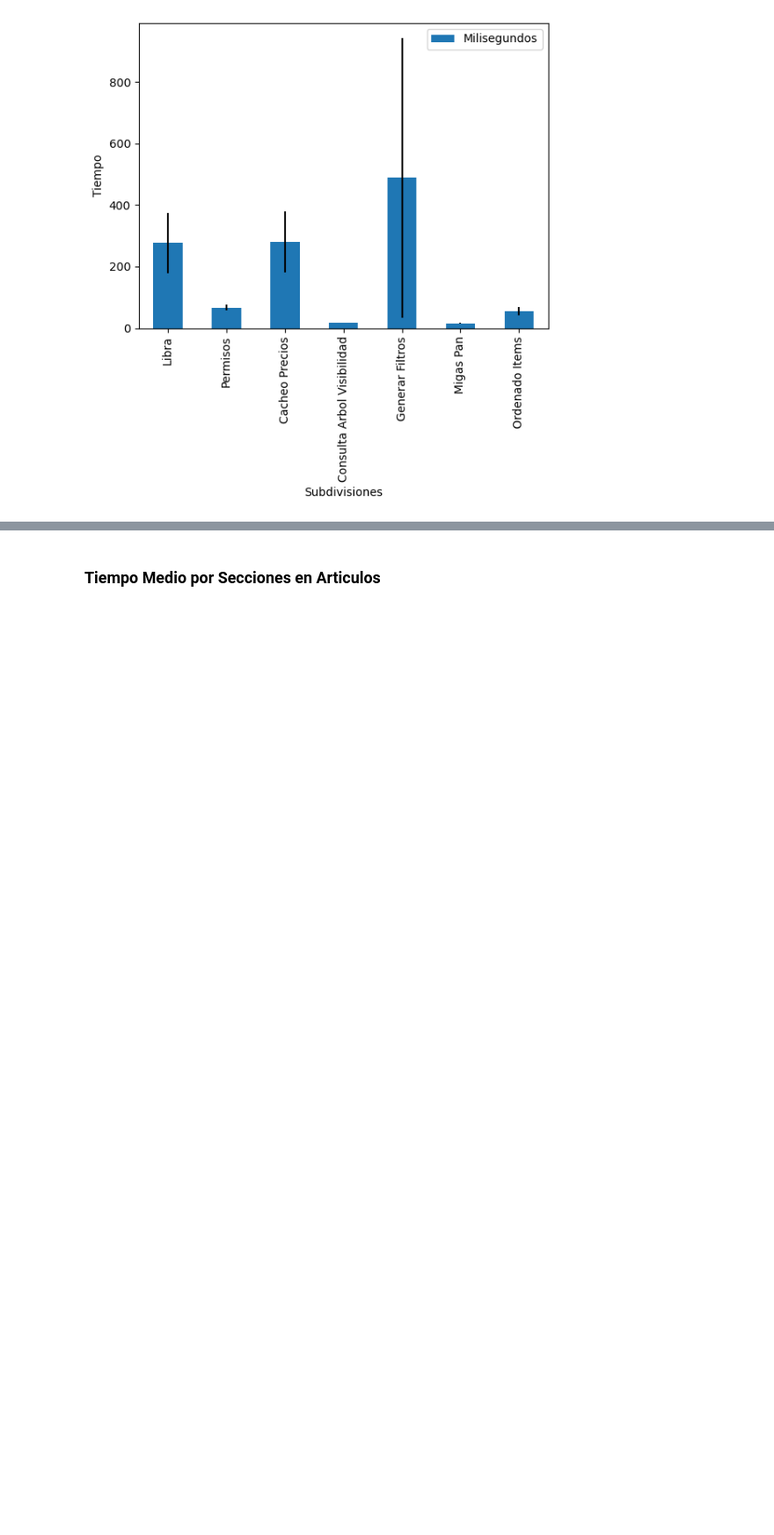
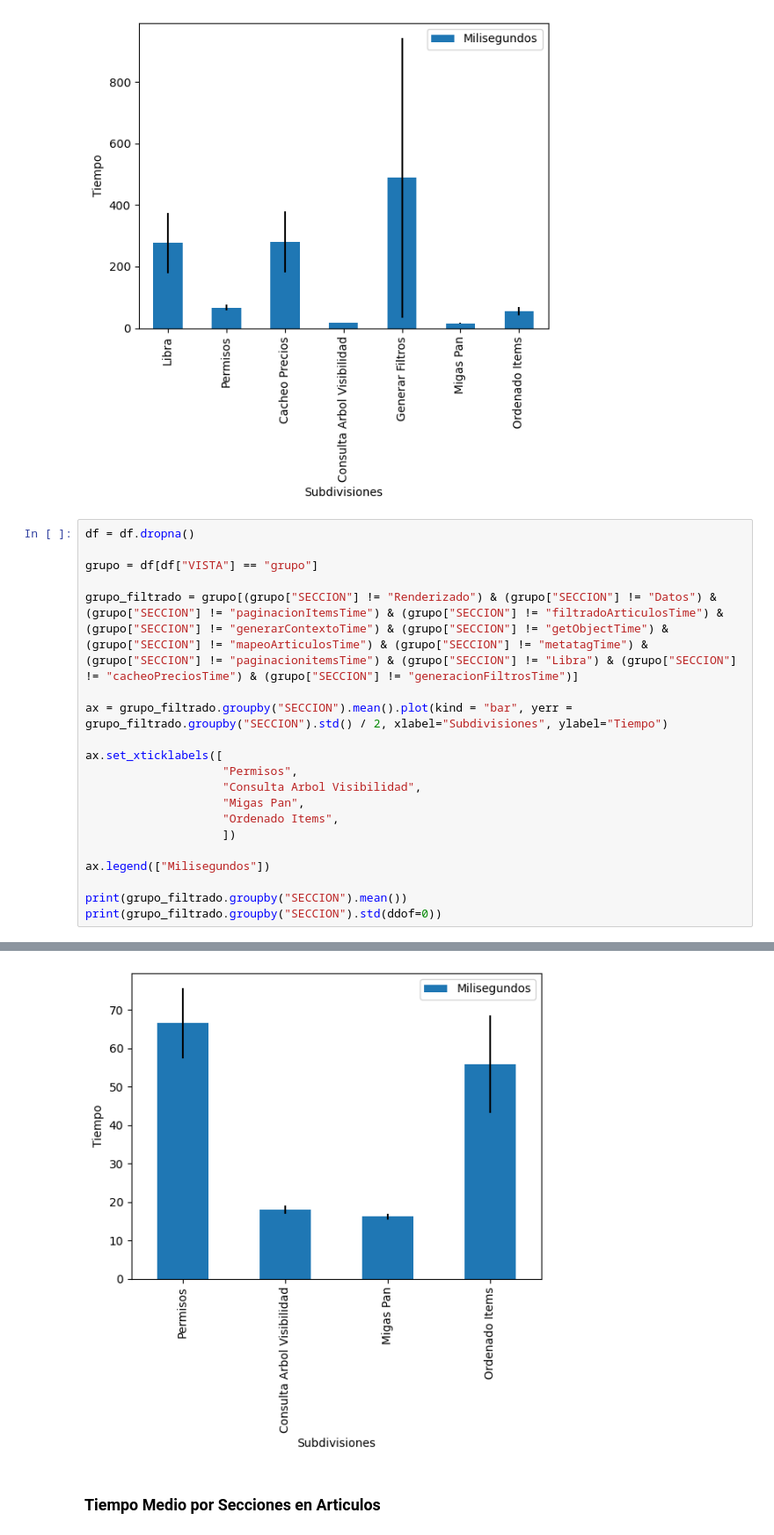
Before and after one commit to JavierBrenlla/pandas, a Jupyter notebook: rendimientosegundaversion.ipynb, the cells around one changed output, grey strips where cells are left out. Shown: that part at 88% size. Drawn from its saved outputs; the diff is of its cells as text; blank space fills up the shorter version.

```diff
--- a/rendimientosegundaversion.ipynb
+++ b/rendimientosegundaversion.ipynb
@@ -146,3 +193,24 @@ generacionFiltrosTime  910.161444
 migasPanTime             1.588909
 ordenarItemsTime        25.461080
 [figure]
+# %%
+df = df.dropna()
+
+grupo = df[df["VISTA"] == "grupo"]
+
+grupo_filtrado = grupo[(grupo["SECCION"] != "Renderizado") & (grupo["SECCION"] != "Datos") & (grupo["SECCION"] != "paginacionItemsTime") & (grupo["SECCION"] != "filtradoArticulosTime") & (grupo["SECCION"] != "generarContextoTime") & (grupo["SECCION"] != "getObjectTime") & (grupo["SECCION"] != "mapeoArticulosTime") & (grupo["SECCION"] != "metatagTime") & (grupo["SECCION"] != "paginacionitemsTime") & (grupo["SECCION"] != "Libra") & (grupo["SECCION"] != "cacheoPreciosTime") & (grupo["SECCION"] != "generacionFiltrosTime")]
+
+ax = grupo_filtrado.groupby("SECCION").mean().plot(kind = "bar", yerr = grupo_filtrado.groupby("SECCION").std() / 2, xlabel="Subdivisiones", ylabel="Tiempo")
+
+ax.set_xticklabels([
+                    "Permisos",
+                    "Consulta Arbol Visibilidad",
+                    "Migas Pan",
+                    "Ordenado Items",
+                    ])
+
+ax.legend(["Milisegundos"])
+
+print(grupo_filtrado.groupby("SECCION").mean())
+print(grupo_filtrado.groupby("SECCION").std(ddof=0))
+# %% [output]
@@ -149,2 +229,3 @@ ordenarItemsTime        25.461080
+[figure, added]
 # %% [markdown]
 ### Tiempo Medio por Secciones en Articulos
```
Also changed, not shown: parts of 9 cells of this notebook, 1 other file.
